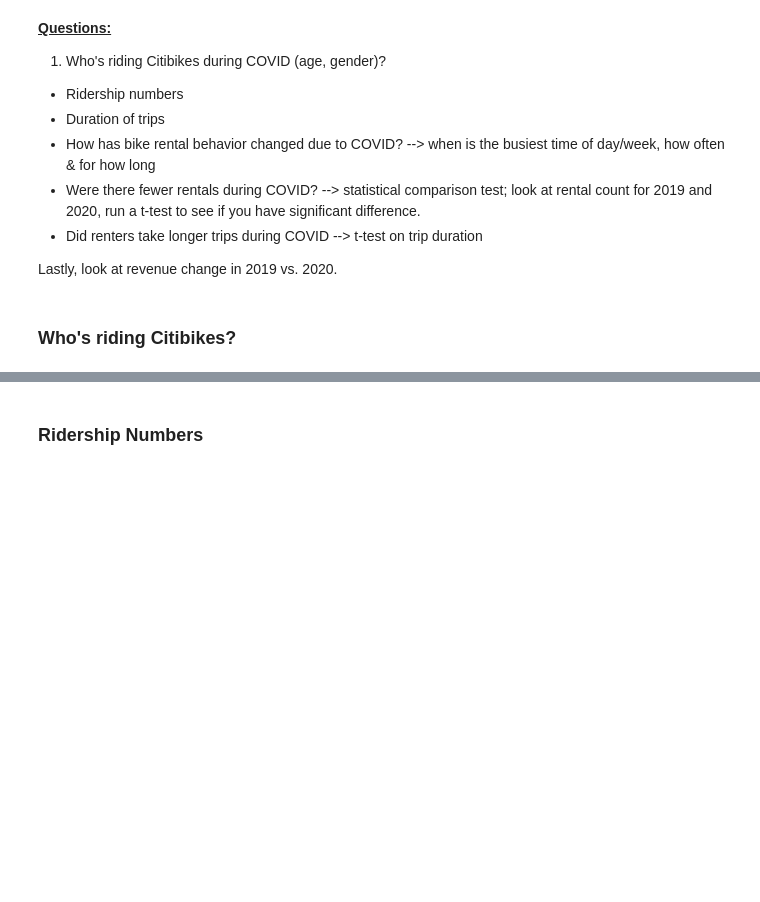
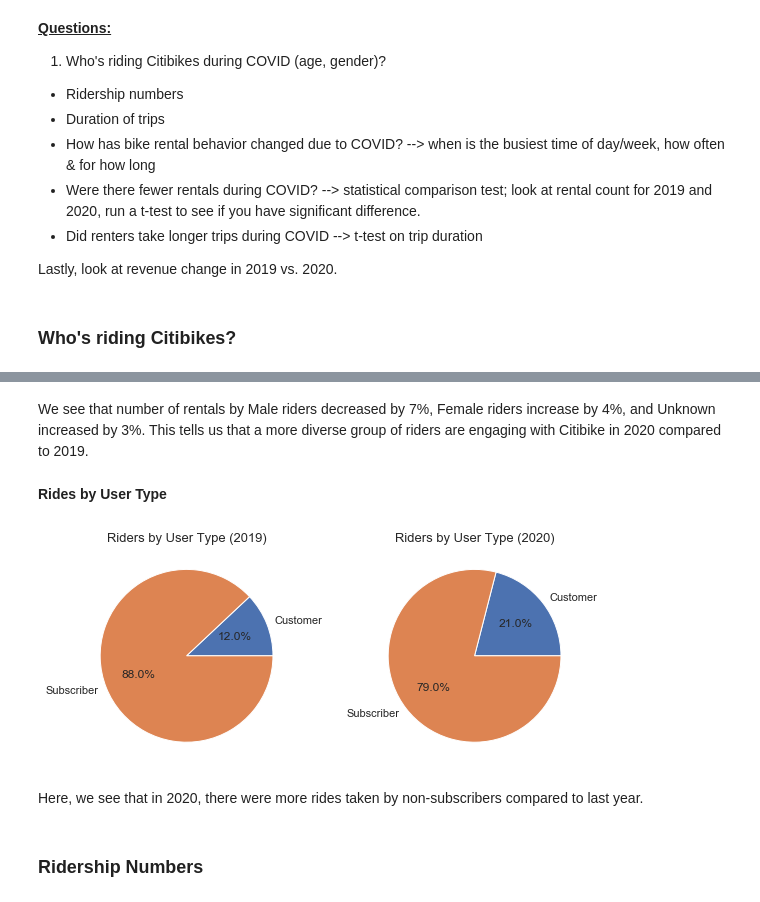
Before and after one commit to graceh3/citibike-analysis, a Jupyter notebook: Citibike - Statistical Analysis Project.ipynb, the cells around one changed output, grey strips where cells are left out. Drawn from its saved outputs; the diff is of its cells as text; code cells hidden in the pictures; blank space fills up the shorter version.

```diff
--- a/Citibike - Statistical Analysis Project.ipynb
+++ b/Citibike - Statistical Analysis Project.ipynb
@@ -351,2 +347,28 @@ Matplotlib is currently using module://ipykernel.pylab.backend_inline, which is
+# %% [markdown]
+We see that number of rentals by Male riders decreased by 7%, Female riders increase by 4%, and Unknown increased by 3%. This tells us that a more diverse group of riders are engaging with Citibike in 2020 compared to 2019.
+# %% [markdown]
+<b> Rides by User Type </b>
+# %%
+fig = plt.figure(figsize=(8,6))
+
+usertype_dist_2019=df_final[df_final['starttime_year']==2019][['starttime_year','usertype', 'bikeid']].groupby(['starttime_year','usertype']).count().reset_index()
+usertype_dist_2020=df_final[df_final['starttime_year']==2020][['starttime_year','usertype', 'bikeid']].groupby(['starttime_year','usertype']).count().reset_index()
+usertype_labels=['Customer', 'Subscriber']
+
+usertype_dist_2019_pct=list(round(usertype_dist_2019['bikeid']/usertype_dist_2019['bikeid'].sum(),2)*100)
+usertype_dist_2020_pct=list(round(usertype_dist_2020['bikeid']/usertype_dist_2020['bikeid'].sum(),2)*100)
+
+ax1 = fig.add_axes([0, 0, .5, .5], aspect=1)
+ax1.pie(usertype_dist_2019_pct, labels=usertype_labels, autopct='%1.1f%%')
+ax1.set_title('Riders by User Type (2019)', fontsize=13)
+ax2 = fig.add_axes([.5, .0, .5, .5], aspect=1)
+ax2.pie(usertype_dist_2020_pct, labels=usertype_labels, autopct='%1.1f%%')
+ax2.set_title('Riders by User Type (2020)', fontsize=13)
+
+plt.show()
+# %% [output]
+[figure, added]
+# %% [markdown]
+Here, we see that in 2020, there were more rides taken by non-subscribers compared to last year.
 # %% [markdown]
 ### Ridership Numbers
```
Also changed, not shown: parts of 36 cells of this notebook.
